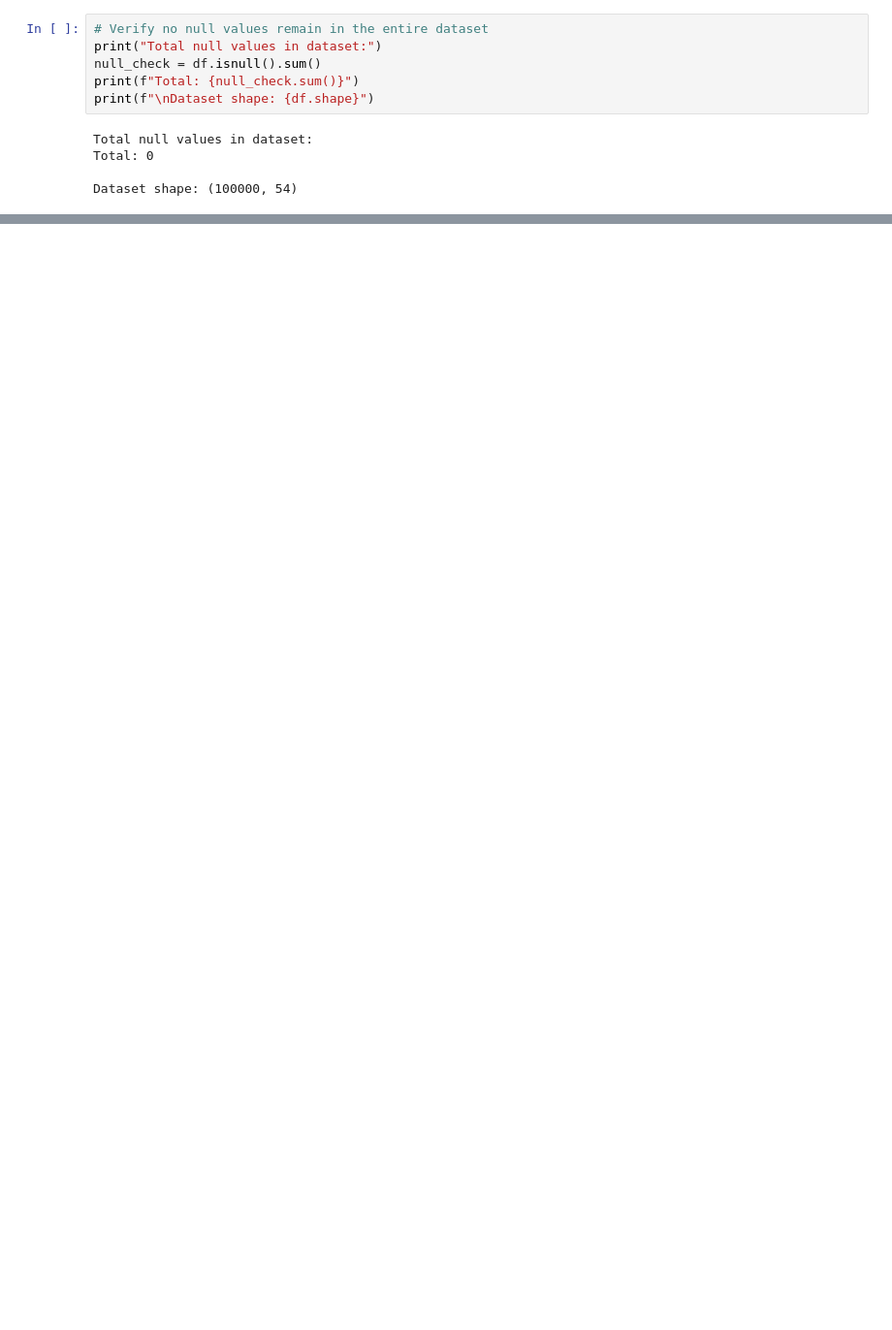
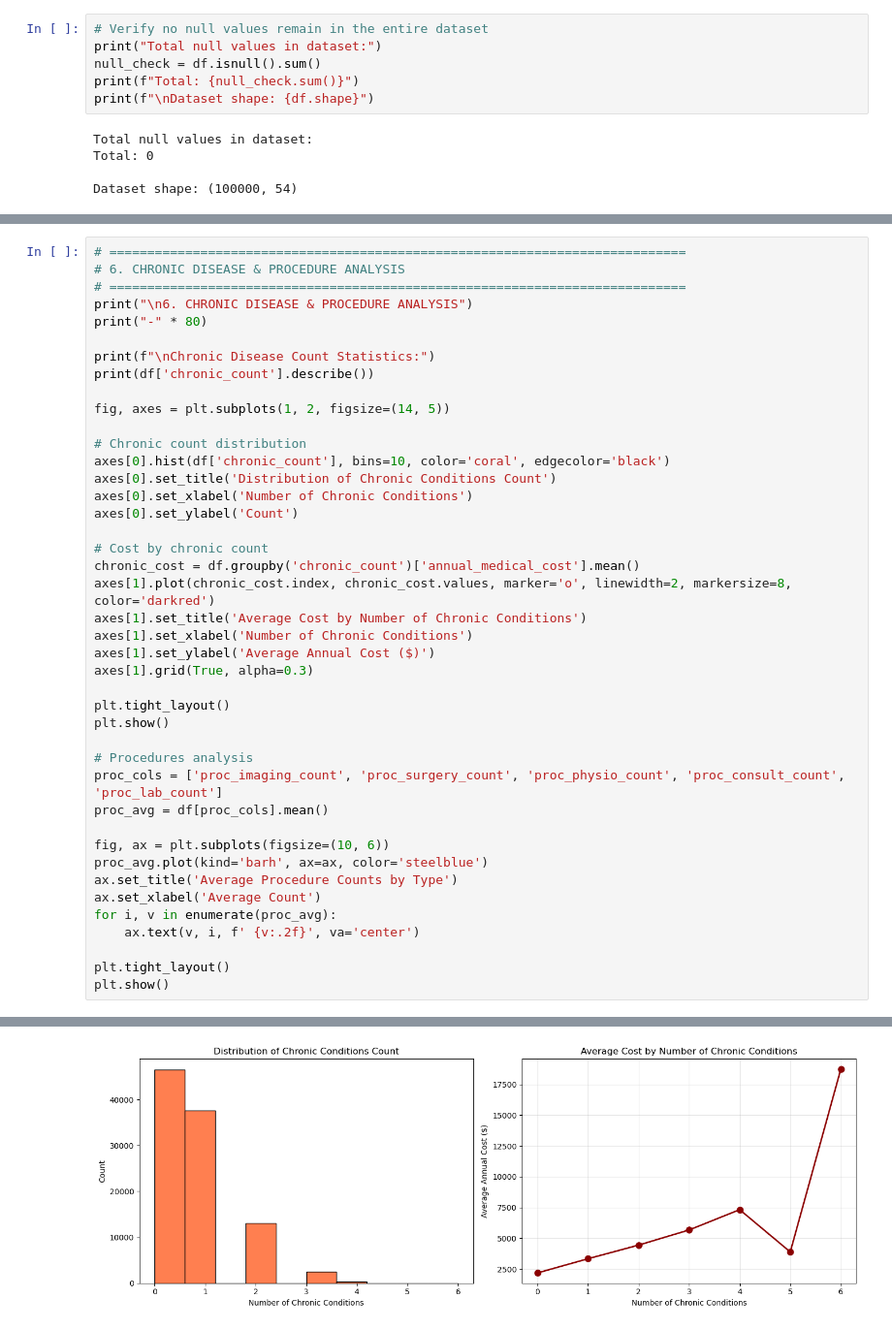
Before and after one commit to KhengChamnan/linear_predict, a Jupyter notebook: insurance_predict.ipynb, the cells around one changed output, grey strips where cells are left out. Shown: that part at 97% size. Cells and saved outputs as stored; diff of their text form; blank space fills up the shorter version.

```diff
--- a/insurance_predict.ipynb
+++ b/insurance_predict.ipynb
@@ -117,0 +329,43 @@ Dataset shape: (100000, 54)
+# %%
+# ============================================================================
+# 6. CHRONIC DISEASE & PROCEDURE ANALYSIS
+# ============================================================================
+print("\n6. CHRONIC DISEASE & PROCEDURE ANALYSIS")
+print("-" * 80)
+
+print(f"\nChronic Disease Count Statistics:")
+print(df['chronic_count'].describe())
+
+fig, axes = plt.subplots(1, 2, figsize=(14, 5))
+
+# Chronic count distribution
+axes[0].hist(df['chronic_count'], bins=10, color='coral', edgecolor='black')
+axes[0].set_title('Distribution of Chronic Conditions Count')
+axes[0].set_xlabel('Number of Chronic Conditions')
+axes[0].set_ylabel('Count')
+
+# Cost by chronic count
+chronic_cost = df.groupby('chronic_count')['annual_medical_cost'].mean()
+axes[1].plot(chronic_cost.index, chronic_cost.values, marker='o', linewidth=2, markersize=8, color='darkred')
+axes[1].set_title('Average Cost by Number of Chronic Conditions')
+axes[1].set_xlabel('Number of Chronic Conditions')
+axes[1].set_ylabel('Average Annual Cost ($)')
+axes[1].grid(True, alpha=0.3)
+
+plt.tight_layout()
+plt.show()
+
+# Procedures analysis
+proc_cols = ['proc_imaging_count', 'proc_surgery_count', 'proc_physio_count', 'proc_consult_count', 'proc_lab_count']
+proc_avg = df[proc_cols].mean()
+
+fig, ax = plt.subplots(figsize=(10, 6))
+proc_avg.plot(kind='barh', ax=ax, color='steelblue')
+ax.set_title('Average Procedure Counts by Type')
+ax.set_xlabel('Average Count')
+for i, v in enumerate(proc_avg):
+    ax.text(v, i, f' {v:.2f}', va='center')
+
+plt.tight_layout()
+plt.show()
+# %% [output]
@@ -117,0 +385 @@ Dataset shape: (100000, 54)
+[figure, added]
```
Also changed, not shown: parts of 9 cells of this notebook.
